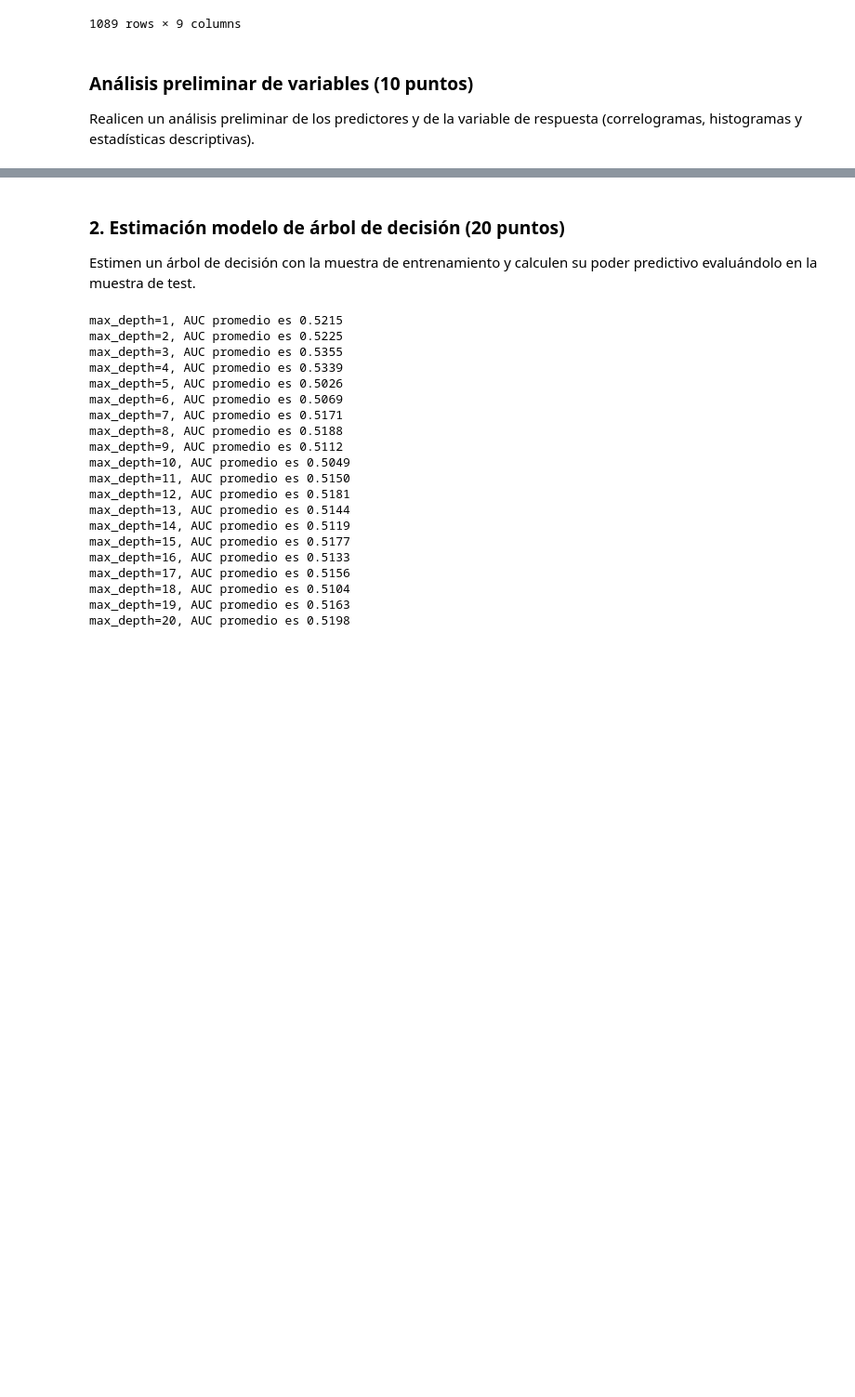
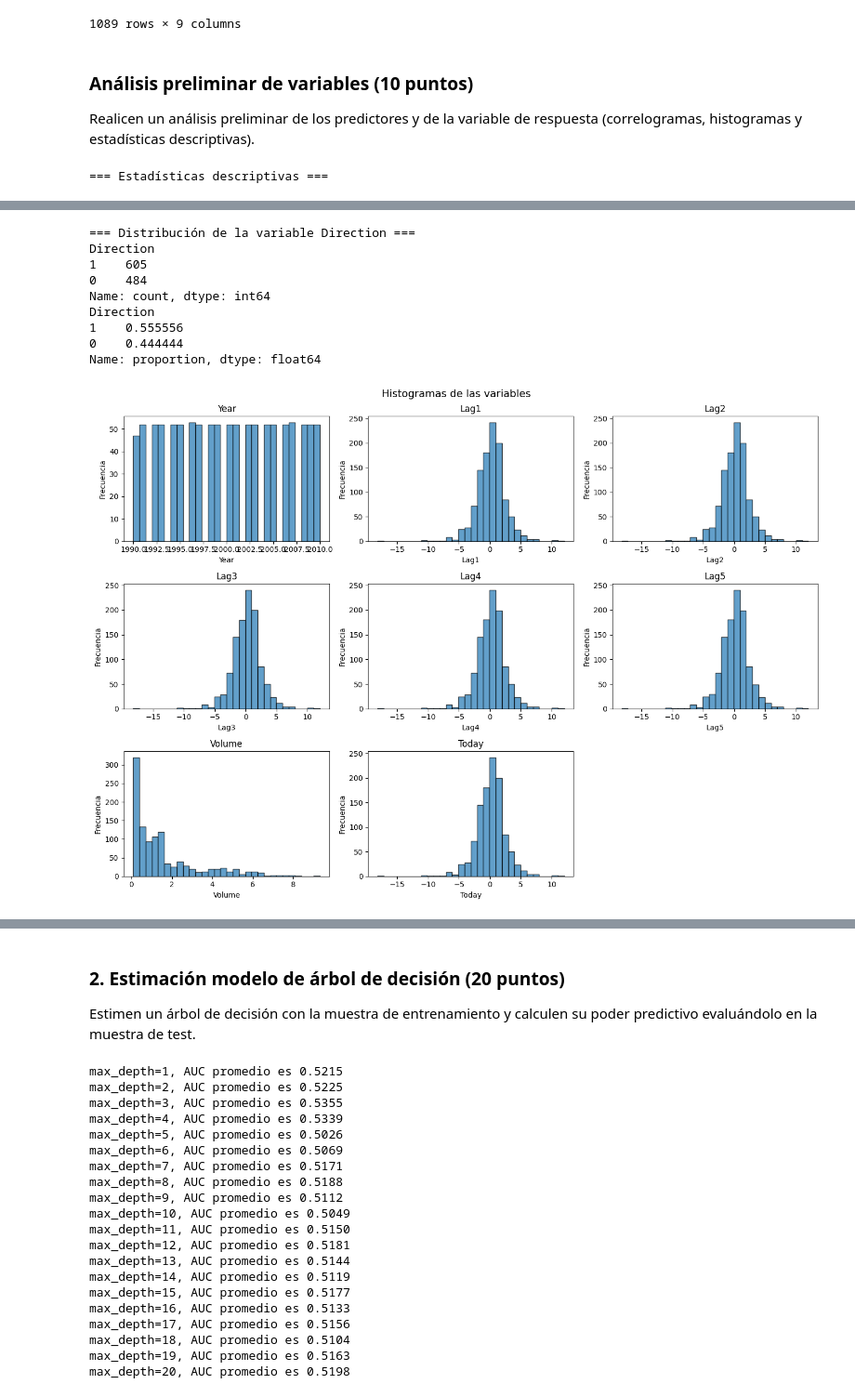
Before and after one commit to Marcocruz88/Caso-arboles-y-ensamblajes, a Jupyter notebook: Caso aplicación de árboles de decisión y ensamblajes.ipynb, the cells around one changed output, grey strips where cells are left out. Shown at 93% size. Saved outputs shown, nothing was run; the diff lists cells and outputs as text; code cells hidden in the pictures; blank space fills up the shorter version.

```diff
--- a/Caso aplicación de árboles de decisión y ensamblajes.ipynb
+++ b/Caso aplicación de árboles de decisión y ensamblajes.ipynb
@@ -96,3 +96,55 @@ yTest = yTotal[split:]
 Realicen un análisis preliminar de los predictores y de la variable de respuesta (correlogramas, histogramas y estadísticas descriptivas).
 # %%
 #### Utilicen este espacio para escribir los códigos del procedimiento del punto 1 ####
+
+print("=== Estadísticas descriptivas ===")
+display(df.describe())
+
+# Distribución de la variable de respuesta
+print("\n=== Distribución de la variable Direction ===")
+print(df['Direction'].value_counts())
+print(df['Direction'].value_counts(normalize=True))
+
+# Histogramas de todas las variables numéricas
+variables_numericas = df.drop(columns=['Direction', 'Unnamed: 0'], errors='ignore')
+
+fig, axes = plt.subplots(3, 3, figsize=(14, 10))
+fig.suptitle("Histogramas de las variables", fontsize=14)
+axes = axes.flatten()
+
+for i, col in enumerate(variables_numericas.columns):
+    axes[i].hist(df[col], bins=30, edgecolor='black', alpha=0.7)
+    axes[i].set_title(col)
+    axes[i].set_xlabel(col)
+    axes[i].set_ylabel("Frecuencia")
+
+# Ocultar ejes sobrantes si hay menos variables que subplots
+for j in range(i + 1, len(axes)):
+    axes[j].set_visible(False)
+
+plt.tight_layout()
+plt.show()
+
+# Correlograma
+plt.figure(figsize=(10, 8))
+corr = variables_numericas.corr()
+sns.heatmap(corr, annot=True, fmt=".2f", cmap="coolwarm", center=0, square=True, linewidths=0.5)
+plt.title("Correlograma de las variables")
+plt.tight_layout()
+plt.show()
+
+# Boxplots por clase de Direction
+fig, axes = plt.subplots(2, 3, figsize=(14, 8))
+fig.suptitle("Boxplots por clase de Direction", fontsize=14)
+axes = axes.flatten()
+predictores = ['Lag1', 'Lag2', 'Lag3', 'Lag4', 'Lag5', 'Volume']
+
+for i, col in enumerate(predictores):
+    df.boxplot(column=col, by='Direction', ax=axes[i])
+    axes[i].set_title(col)
+    axes[i].set_xlabel("Direction (0=Down, 1=Up)")
+
+plt.tight_layout()
+plt.show()
+# %% [output]
+=== Estadísticas descriptivas ===
@@ -98,0 +160,10 @@ Realicen un análisis preliminar de los predictores y de la variable de respuest
+=== Distribución de la variable Direction ===
+Direction
+1    605
+0    484
+Name: count, dtype: int64
+Direction
+1    0.555556
+0    0.444444
+Name: proportion, dtype: float64
+[figure, added]
```
Also changed, not shown: parts of 5 cells of this notebook.
